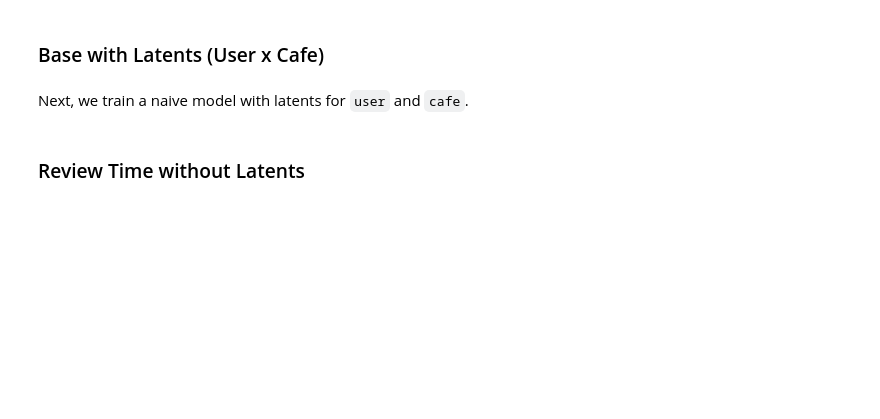
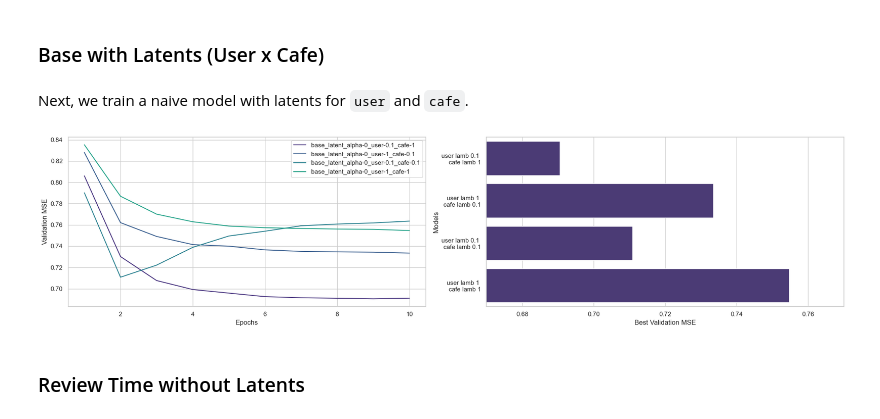
Before and after one commit to edunmire/CSE158-Assignment-2, a Jupyter notebook: submission/assignment2.ipynb, the cells around one changed output. Cells and saved outputs as stored; diff of their text form; code cells hidden in the pictures; blank space fills up the shorter version.

```diff
--- a/submission/assignment2.ipynb
+++ b/submission/assignment2.ipynb
@@ -928,3 +1003,7 @@ params = [
 if validation:
     for param_dict in params:
         train(param_dict)
+# %%
+plot_results(params)
+# %% [output]
+[figure, added]
```
Also changed, not shown: parts of 55 cells of this notebook, 15 other files.
